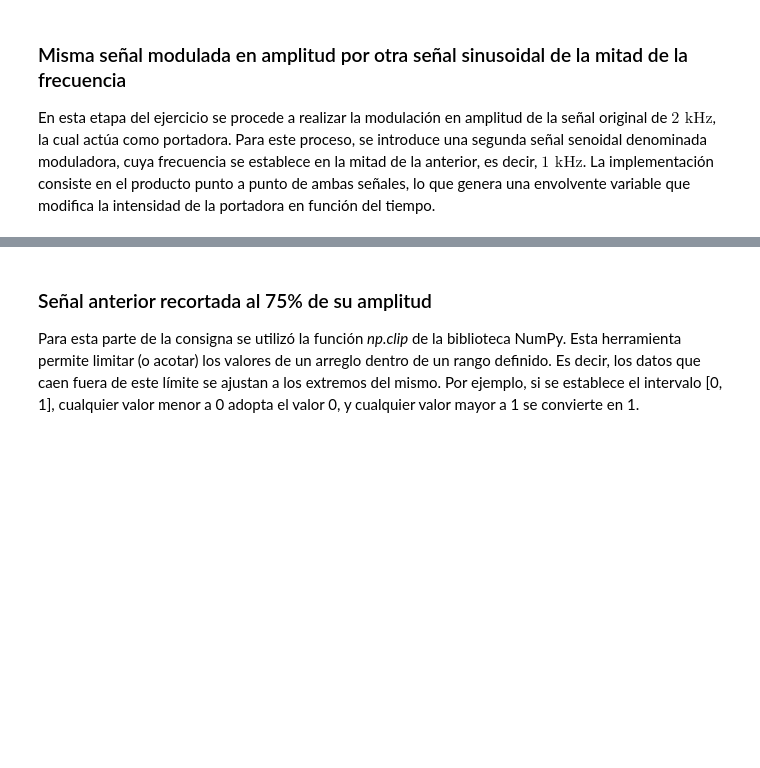
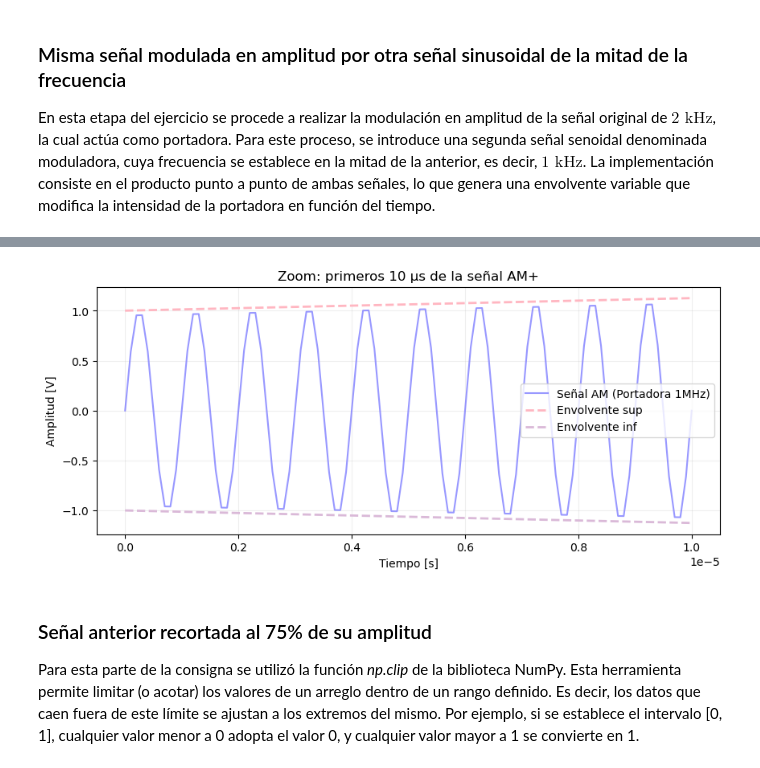
Before and after one commit to moradelacorte/APS, a Jupyter notebook: Mis_trabajos/TS1.ipynb, the cells around one changed output, grey strips where cells are left out. Cells and saved outputs as stored; diff of their text form; code cells hidden in the pictures; blank space fills up the shorter version.

```diff
--- a/Mis_trabajos/TS1.ipynb
+++ b/Mis_trabajos/TS1.ipynb
@@ -306,3 +274,21 @@ plt.show()
+# %%
+t_zoom = 10e-6  # ventana de 10 µs → ~10 ciclos de portadora
+
+mask = tt3 <= t_zoom
+
+plt.figure(figsize=(10, 4))
+plt.plot(tt3[mask], xx3[mask], color='#7F7EFF', label="Señal AM (Portadora 1MHz)", alpha=0.8)
+plt.plot(tt3[mask], envolvente[mask], '--', color='#FFB6C1', label="Envolvente sup", linewidth=2)
+plt.plot(tt3[mask], -envolvente[mask], '--', color='#DAB9D8', label="Envolvente inf", linewidth=2)
+
+plt.xlabel("Tiempo [s]")
+plt.ylabel("Amplitud [V]")
+plt.title("Zoom: primeros 10 µs de la señal AM+")
+plt.legend()
+plt.grid(True, alpha=0.2)
+plt.show()
+# %% [output]
+[figure, added]
 # %% [markdown]
 ### Señal anterior recortada al 75% de su amplitud
 
```
Also changed, not shown: parts of 15 cells of this notebook, 1 other file.
